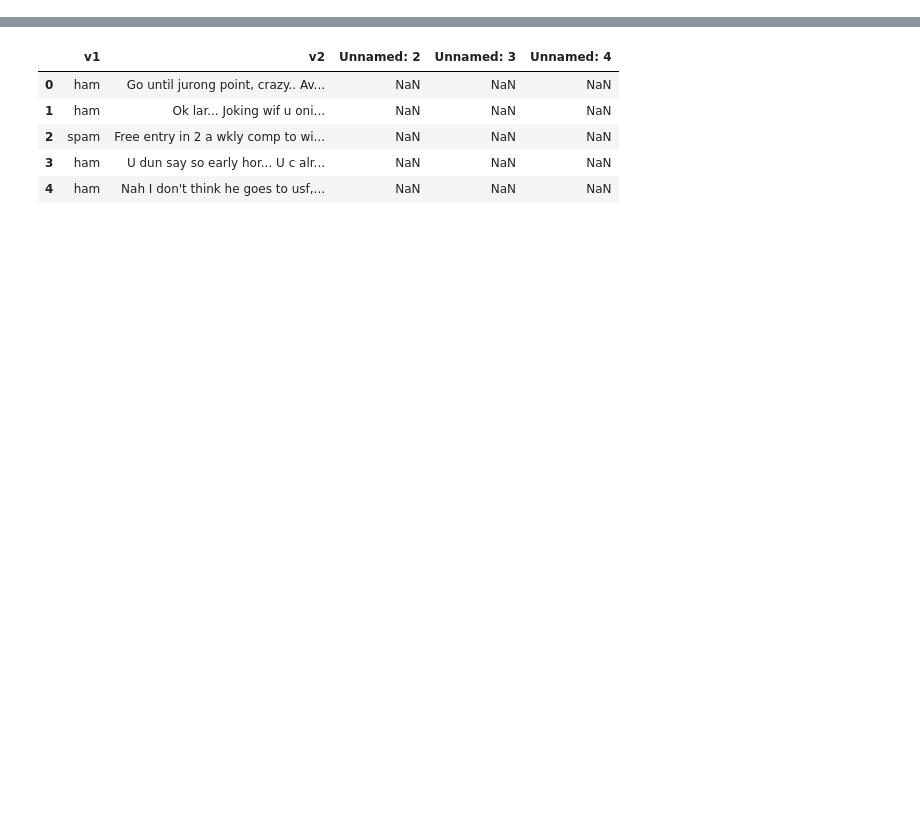
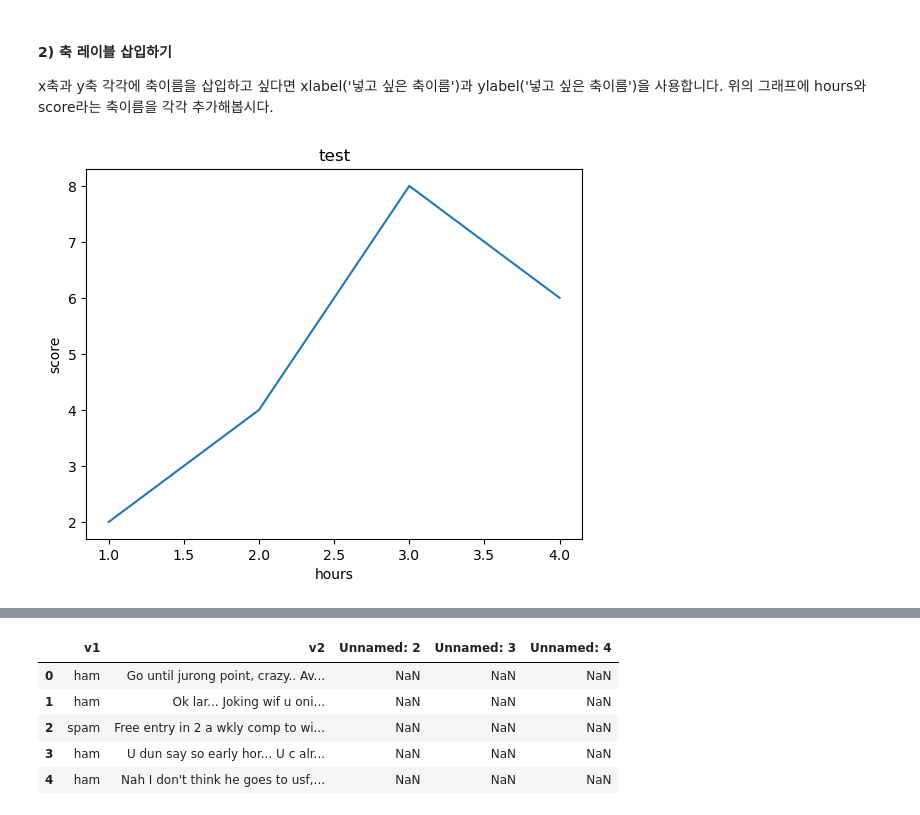
Before and after one commit to ss990321/tensorflow-nlp, a Jupyter notebook: 01_Chapter/01_NaturalLanguageProcessing.ipynb, the cells around one changed output, grey strips where cells are left out. Cells and saved outputs as stored; diff of their text form; code cells hidden in the pictures; blank space fills up the shorter version.

```diff
--- a/01_Chapter/01_PandasProfiling.ipynb
+++ b/01_Chapter/01_NaturalLanguageProcessing.ipynb
@@ -0,0 +443,11 @@
+# %% [markdown]
+#### 2) 축 레이블 삽입하기
+x축과 y축 각각에 축이름을 삽입하고 싶다면 xlabel('넣고 싶은 축이름')과 ylabel('넣고 싶은 축이름')을 사용합니다. 위의 그래프에 hours와 score라는 축이름을 각각 추가해봅시다.
+# %%
+plt.title('test')
+plt.plot([1,2,3,4],[2,4,8,6])
+plt.xlabel('hours')
+plt.ylabel('score')
+plt.show()
+# %% [output]
+[figure, added]
```
Also changed, not shown: parts of 67 cells of this notebook, 2 other files.
